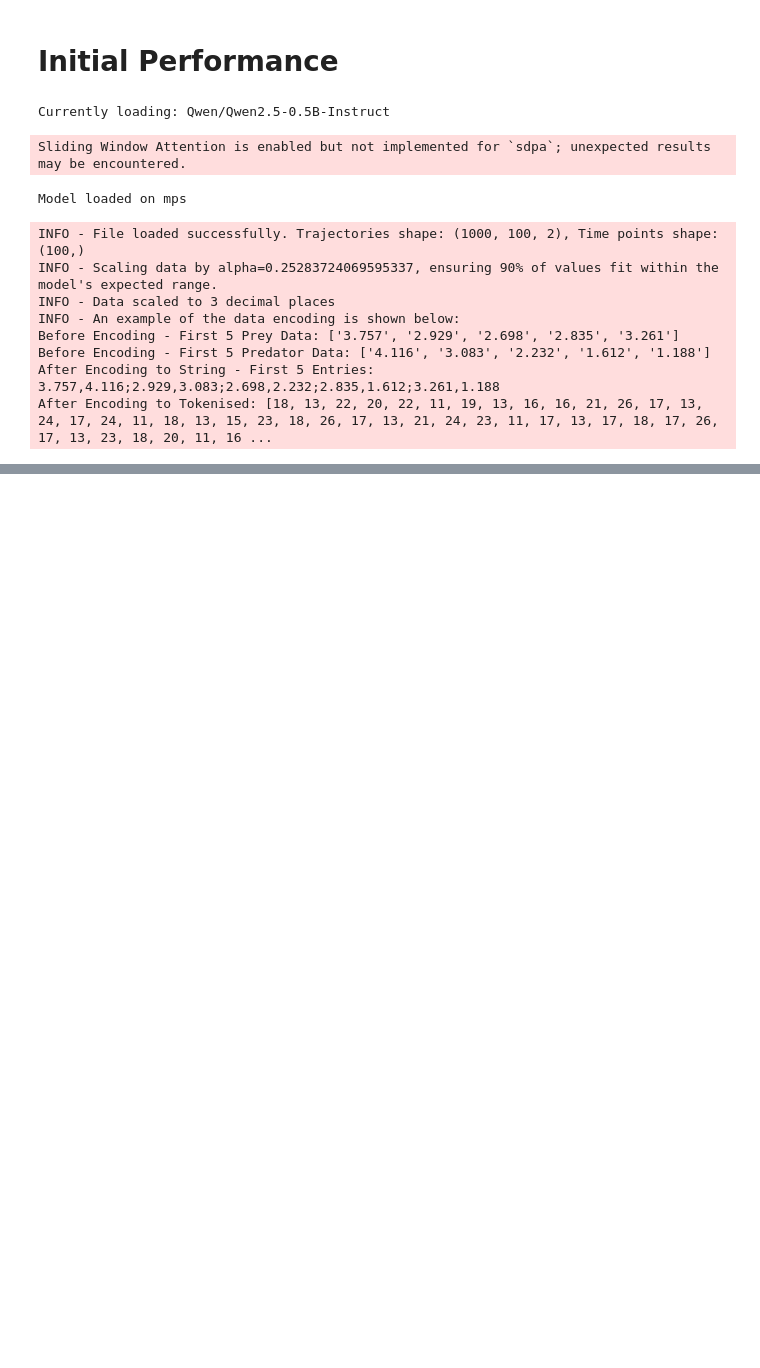
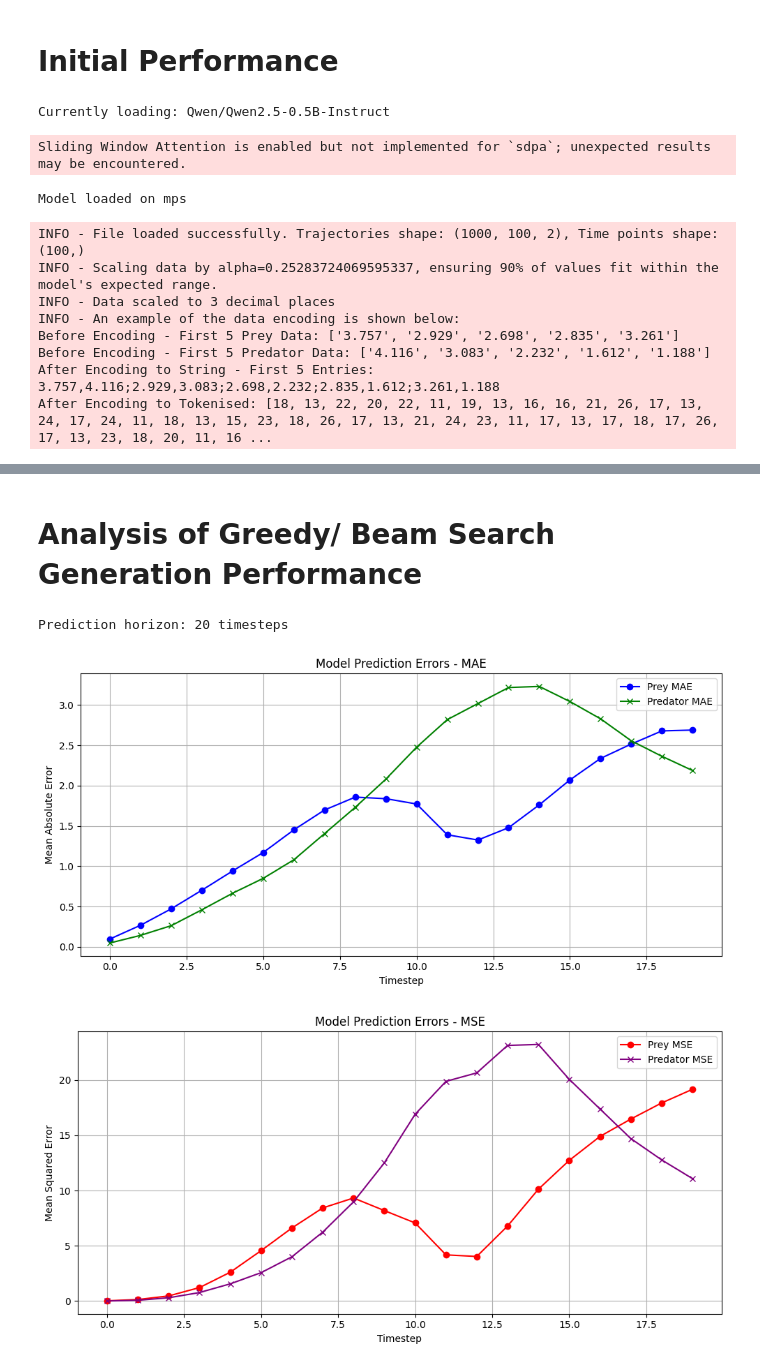
Before and after one commit to JacobTutt/lora_timeseries, a Jupyter notebook: 2_Initial_Preformance.ipynb, the cells around one changed output, grey strips where cells are left out. Saved outputs shown, nothing was run; the diff lists cells and outputs as text; code cells hidden in the pictures; blank space fills up the shorter version.

```diff
--- a/2_Initial_Preformance.ipynb
+++ b/2_Initial_Preformance.ipynb
@@ -91,3 +103,3 @@ prey_original, predator_original, prey_generated, predator_generated = run_untra
 # %%
-prey_original, predator_original, prey_generated, predator_generated = run_untrained_Model(model, tokeniser, train_set, sequence_no = 2, inference_split = 0.8, plot = True)
+prey_original, predator_original, prey_generated, predator_generated = run_untrained_Model(model, tokeniser, train_set, sequence_no = 2, inference_split = 0.8, plot = True, randomness = False, print_output = True)
 # %% [output]
@@ -94,0 +231,2 @@ prey_original, predator_original, prey_generated, predator_generated = run_untra
+# %%
+_ , validation_set = preprocessor('lotka_volterra_data.h5', percentile= 90, decimal_places=3,split_fraction = 0.8, shuffle = True, tokeniser_model=tokeniser)
@@ -94,0 +242,11 @@ prey_original, predator_original, prey_generated, predator_generated = run_untra
+# %% [markdown]
+# Analysis of Greedy/ Beam Search Generation Performance
+# %%
+greedy_errors = model_analysis(10, tokeniser, validation_set, inference_split = 0.8, plot = False, randomness = False)
+# %% [output]
+Prediction horizon: 20 timesteps
+# %%
+plot_model_errors_from_tuple(greedy_errors, title_prefix="Model Prediction Errors")
+# %% [output]
+[figure, added]
+[figure, added]
```
Also changed, not shown: parts of 11 cells of this notebook, 3 other files.
